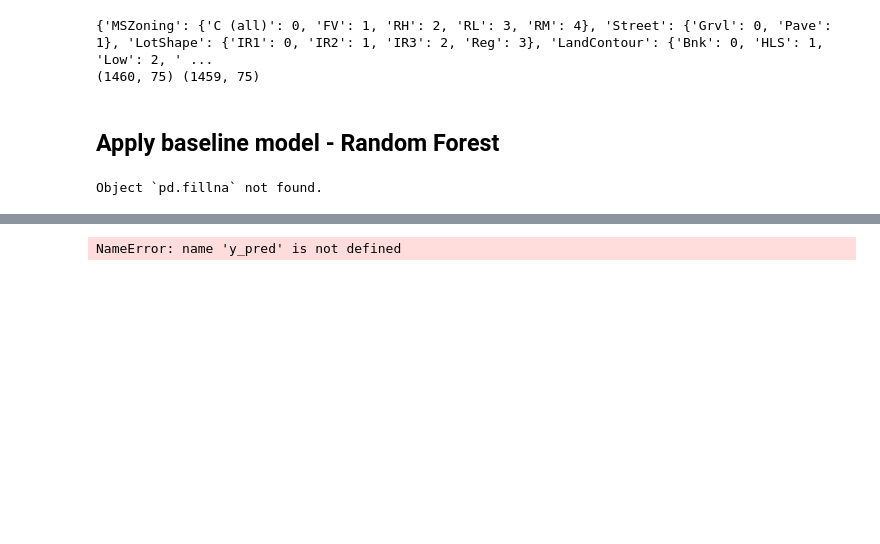
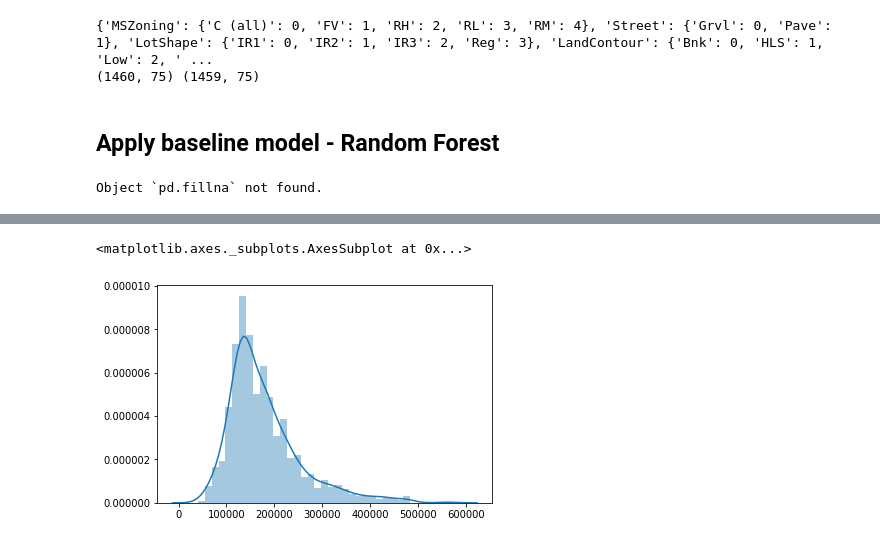
Before and after one commit to wakandan/kaggle, a Jupyter notebook: house-price/baseline-Copy1.ipynb, the cells around one changed output, grey strips where cells are left out. Cells and saved outputs as stored; diff of their text form; code cells hidden in the pictures; blank space fills up the shorter version.

```diff
--- a/house-price/baseline-Copy1.ipynb
+++ b/house-price/baseline-Copy1.ipynb
@@ -171,8 +240,8 @@ ValueError: Input contains NaN, infinity or a value too large for dtype('float32
 # %%
-y_pred = rdf.predict(X_test)
+y_pred = rdf.predict(test_df)
 submission = pd.DataFrame({
     "Id": test_ids,
     "SalePrice": y_pred
 })
-submission.to_csv('house_price_result_baseline_random_forest.csv', index=False)
+submission.to_csv('house_price_result_baseline_random_forest_all_nan_filled.csv', index=False)
 # %%
@@ -184,4 +253,5 @@ User cancelled operation
 # %%
-sns.factorplot(data=y_pred)
+sns.distplot(y_pred)
 # %% [output]
-NameError: name 'y_pred' is not defined
+<matplotlib.axes._subplots.AxesSubplot at 0x...>
+[figure, added]
```
Also changed, not shown: parts of 10 cells of this notebook.
